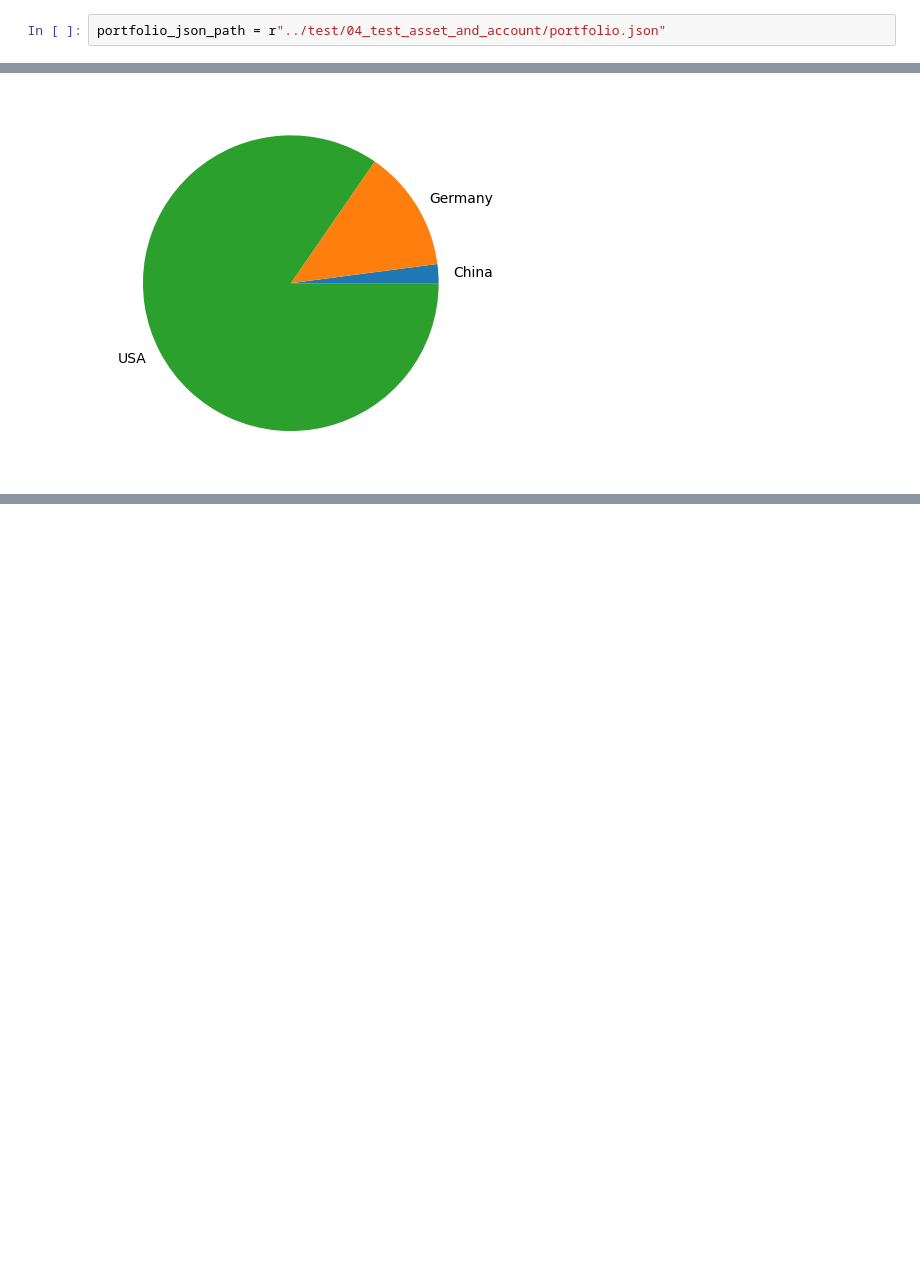
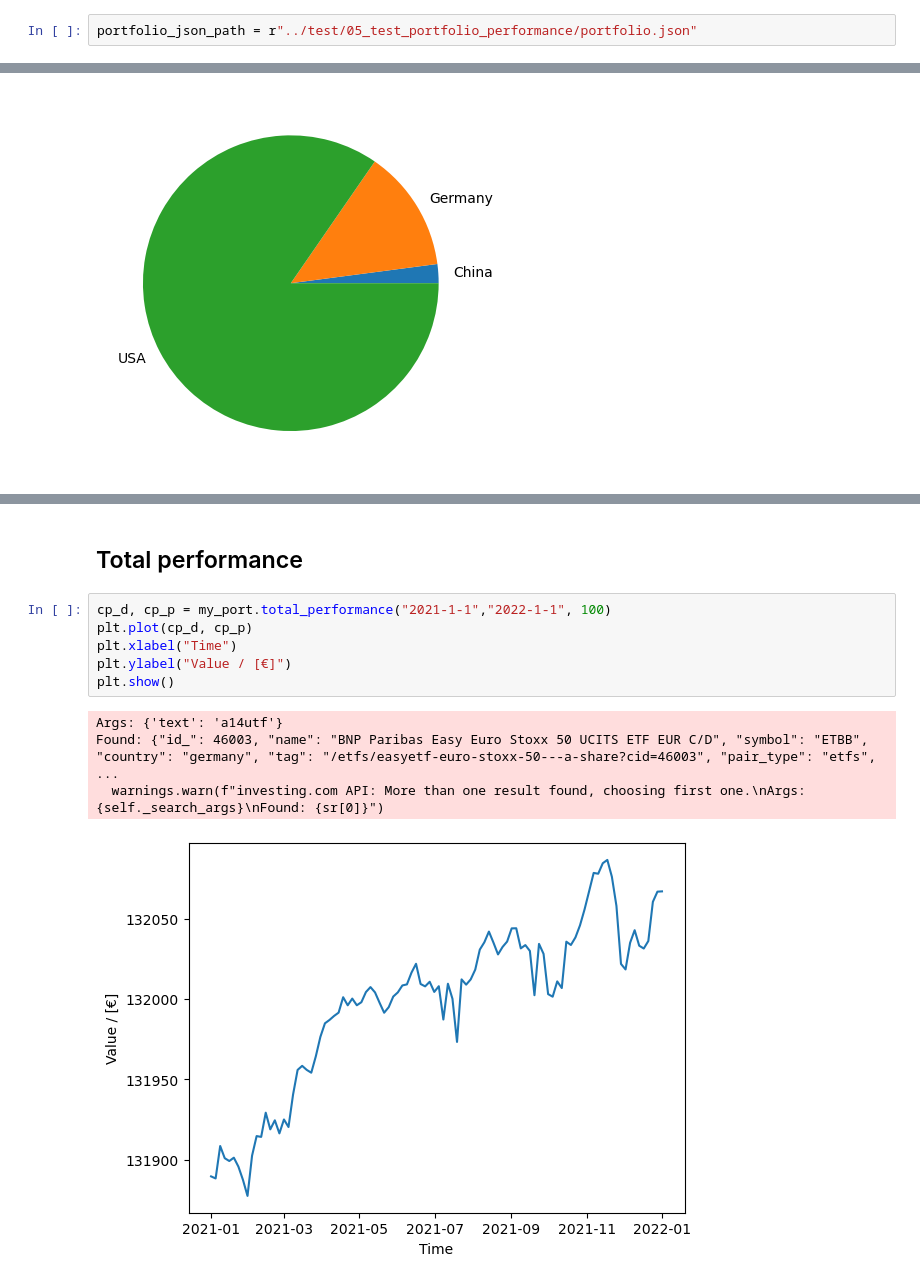
Before and after one commit to lvnou/portfolio, a Jupyter notebook: example/Example_Portfolio.ipynb, the cells around one changed output, grey strips where cells are left out. Drawn from its saved outputs; the diff is of its cells as text; blank space fills up the shorter version.

Commit message:
Some corrections, plot portfolio performance

```diff
--- a/example/Example_Portfolio.ipynb
+++ b/example/Example_Portfolio.ipynb
@@ -6,7 +8,7 @@ imp.reload(pf)
 # %% [output]
 <module 'portfolio.portfolio' from '/home/erik/Documents/script/portfolio/portfolio/portfolio.py'>
 # %%
-portfolio_json_path = r"../test/04_test_asset_and_account/portfolio.json"
+portfolio_json_path = r"../test/05_test_portfolio_performance/portfolio.json"
 # %%
 my_port = pf.Portfolio(portfolio_json_path)
 # %% [markdown]
@@ -46,0 +53,13 @@ plt.show()
+# %% [markdown]
+## Total performance
+# %%
+cp_d, cp_p = my_port.total_performance("2021-1-1","2022-1-1", 100)
+plt.plot(cp_d, cp_p)
+plt.xlabel("Time")
+plt.ylabel("Value / [€]")
+plt.show()
+# %% [output]
+Args: {'text': 'a14utf'}
+Found: {"id_": 46003, "name": "BNP Paribas Easy Euro Stoxx 50 UCITS ETF EUR C/D", "symbol": "ETBB", "country": "germany", "tag": "/etfs/easyetf-euro-stoxx-50---a-share?cid=46003", "pair_type": "etfs", ...
+  warnings.warn(f"investing.com API: More than one result found, choosing first one.\nArgs: {self._search_args}\nFound: {sr[0]}")
+[figure, added]
```
Also changed, not shown: parts of 7 cells of this notebook, 10 other files.
